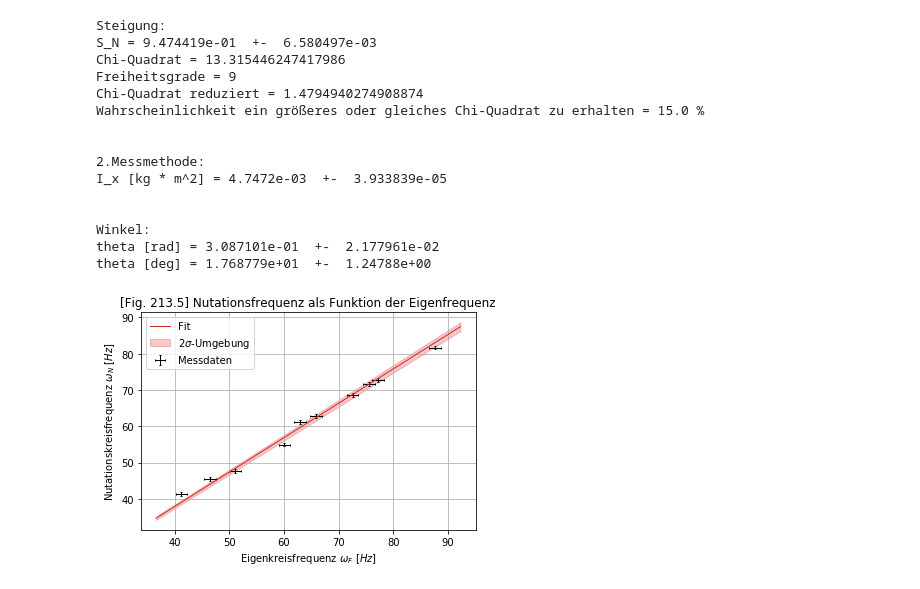
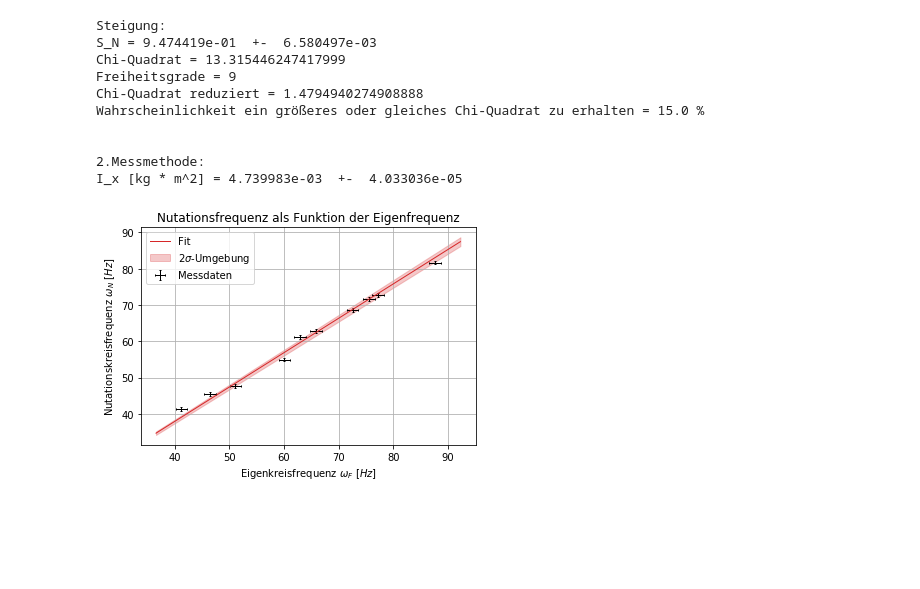
Before and after one commit to Sjevka/PAP2.1, a Jupyter notebook: 213/213.ipynb, the cells around one changed output. Drawn from its saved outputs; the diff is of its cells as text; code cells hidden in the pictures; blank space fills up the shorter version.

```diff
--- a/213/213.ipynb
+++ b/213/213.ipynb
@@ -382,8 +441,11 @@ Wahrscheinlichkeit ein größeres oder gleiches Chi-Quadrat zu erhalten = 78.0 %
 f_F = np.array([485,360,511,397,460,415,560,510,460,400]) /60 # Eigenfrequenz [Hz]
 Fehler_f_F = np.full(f_F.size, 10) /60
 
-T_Farbe = np.array([22.37,29.90,21.37,28.01,23.29,26.48,19.89,20.53,23.17,26.42]) # Periode vom Farbwechsel [s]
-Fehler_T_Farbe = np.full(T_Farbe.size, 0.30) /10
+T_10 = np.array([22.37,29.90,21.37,28.01,23.29,26.48,19.89,20.53,23.17,26.42]) # Periode vom Farbwechsel [s]
+Fehler_T_10 = np.full(T_Farbe.size, 0.30)
+
+T_Farbe = T_10/10 # Periode vom Farbwechsel [s]
+Fehler_T_Farbe = nFehler_T_10 /10
 
 omega_F = 2*np.pi*f_F # Eigenkreisfrequenz [Hz]
 Fehler_omega_F = 2*np.pi*Fehler_f_F
@@ -432,7 +494,7 @@ fit_bot = fit_func(popt_bot, x_fit)
 #Plot
 fig, ax = plt.subplots(1)
 plt.errorbar(x, y, yerr=delta_y, xerr=delta_x, lw=1, ecolor='k', fmt='none', capsize=1, label='Messdaten')
-plt.title('[Fig. 213.4] Winkelgeschwindigkeit der Drehachse als Funktion der Eigenkreisfrequenz')
+plt.title('Winkelgeschwindigkeit der Drehachse als Funktion der Eigenkreisfrequenz')
 plt.grid(True)
 plt.xlabel('Eigenkreisfrequenz '+r'${\omega_F}$'+' '+r'${[Hz]}$')
 plt.ylabel('Winkelgeschwindigkeit '+r'${\Omega}$'+' '+r'${[Hz]}$')
@@ -451,7 +513,7 @@ Fehler_I_x_1 = abs(I_x_1)*np.sqrt((Fehler_I_z/I_z)**2+(Fehler_S_Farb/(1-S_Farb))
 
 #Chi-Quadrat orthogonal
 dof = x.size-popt.size
-chisquare = np.sum(((fit_func(popt, x)-y)**2)/(delta_y**2+((fit_func(popt, x+delta_x)-fit_func(popt, x-delta_x))/2)**2))
+chisquare = out.sum_square
 chisquare_red = chisquare/dof
 prob = round(1-chi2.cdf(chisquare,dof),2)*100
 
@@ -534,7 +596,7 @@ fit_bot = fit_func(popt_bot, x_fit)
 #Plot
 fig, ax = plt.subplots(1)
 plt.errorbar(x, y, yerr=delta_y, xerr=delta_x, lw=1, ecolor='k', fmt='none', capsize=1, label='Messdaten')
-plt.title('[Fig. 213.5] Nutationsfrequenz als Funktion der Eigenfrequenz')
+plt.title('Nutationsfrequenz als Funktion der Eigenfrequenz')
 plt.grid(True)
 plt.xlabel('Eigenkreisfrequenz '+r'${\omega_F}$'+' '+r'${[Hz]}$')
 plt.ylabel('Nutationskreisfrequenz '+r'${\omega_N}$'+' '+r'${[Hz]}$')
@@ -547,47 +609,35 @@ plt.savefig('figures/213_Fig5.pdf', format='pdf', bbox_inches='tight')
 #Auswertung
 S_N = popt[0]
 Fehler_S_N = perr[0]
 
 I_x_2 = I_z/S_N
 Fehler_I_x_2 = abs(I_x_2)*np.sqrt((Fehler_I_z/I_z)**2+(Fehler_S_N/S_N)**2)
 
-theta = np.arccos(S_N/(1-S_Farb))
-Fehler_theta = abs((-1/np.sqrt(1-(S_N/(1-S_Farb))**2))*(S_N/(1-S_Farb))*np.sqrt((Fehler_S_N/S_N)**2+(Fehler_S_Farb/(1-S_Farb))**2))
-
 #Chi-Quadrat orthogonal
 dof = x.size-popt.size
-chisquare = np.sum(((fit_func(popt, x)-y)**2)/(delta_y**2+((fit_func(popt, x+delta_x)-fit_func(popt, x-delta_x))/2)**2))
+chisquare = out.sum_square
 chisquare_red = chisquare/dof
 prob = round(1-chi2.cdf(chisquare,dof),2)*100
 
 #Ausgabe
 print('Steigung: ')
 print('S_N =', format_e(S_N), ' +- ', format_e(Fehler_S_N))
 print('Chi-Quadrat =', chisquare)
 print('Freiheitsgrade =', dof)
 print('Chi-Quadrat reduziert =', chisquare_red)
 print('Wahrscheinlichkeit ein größeres oder gleiches Chi-Quadrat zu erhalten =', prob, '%')
 print('\n')
 print('2.Messmethode: ')
 print('I_x [kg * m^2] =', format_e(I_x_2), ' +- ', format_e(Fehler_I_x_2))
-print('\n')
-print('Winkel: ')
-print('theta [rad] =', format_e(theta), ' +- ', format_e(Fehler_theta))
-print('theta [deg] =', format_e(theta*180/np.pi), ' +- ', format_e(Fehler_theta*180/np.pi))
 # %% [output]
 Steigung:
 S_N = 9.474419e-01  +-  6.580497e-03
-Chi-Quadrat = 13.315446247417986
+Chi-Quadrat = 13.315446247417999
 Freiheitsgrade = 9
-Chi-Quadrat reduziert = 1.4794940274908874
+Chi-Quadrat reduziert = 1.4794940274908888
 Wahrscheinlichkeit ein größeres oder gleiches Chi-Quadrat zu erhalten = 15.0 %
 
 
 2.Messmethode:
-I_x [kg * m^2] = 4.7472e-03  +-  3.933839e-05
-
-
-Winkel:
-theta [rad] = 3.087101e-01  +-  2.177961e-02
-theta [deg] = 1.768779e+01  +-  1.24788e+00
+I_x [kg * m^2] = 4.739983e-03  +-  4.033036e-05
-[figure, old version]
+[figure, new version]
```
Also changed, not shown: parts of 5 cells of this notebook, 14 other files.
